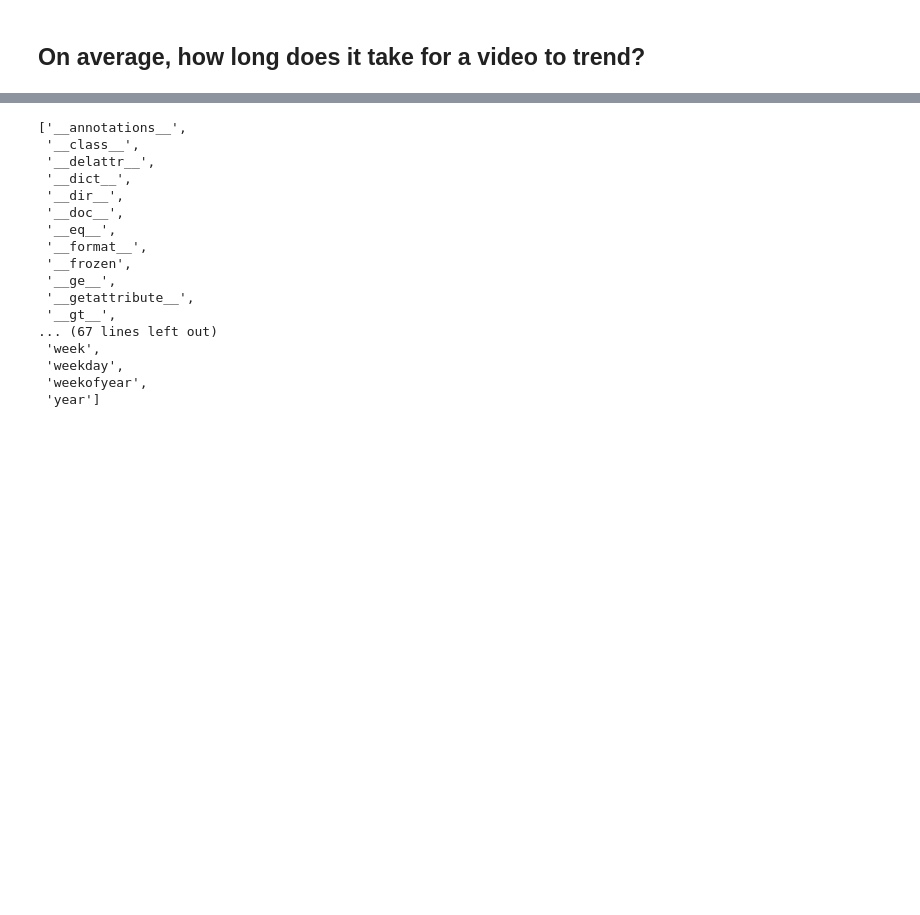
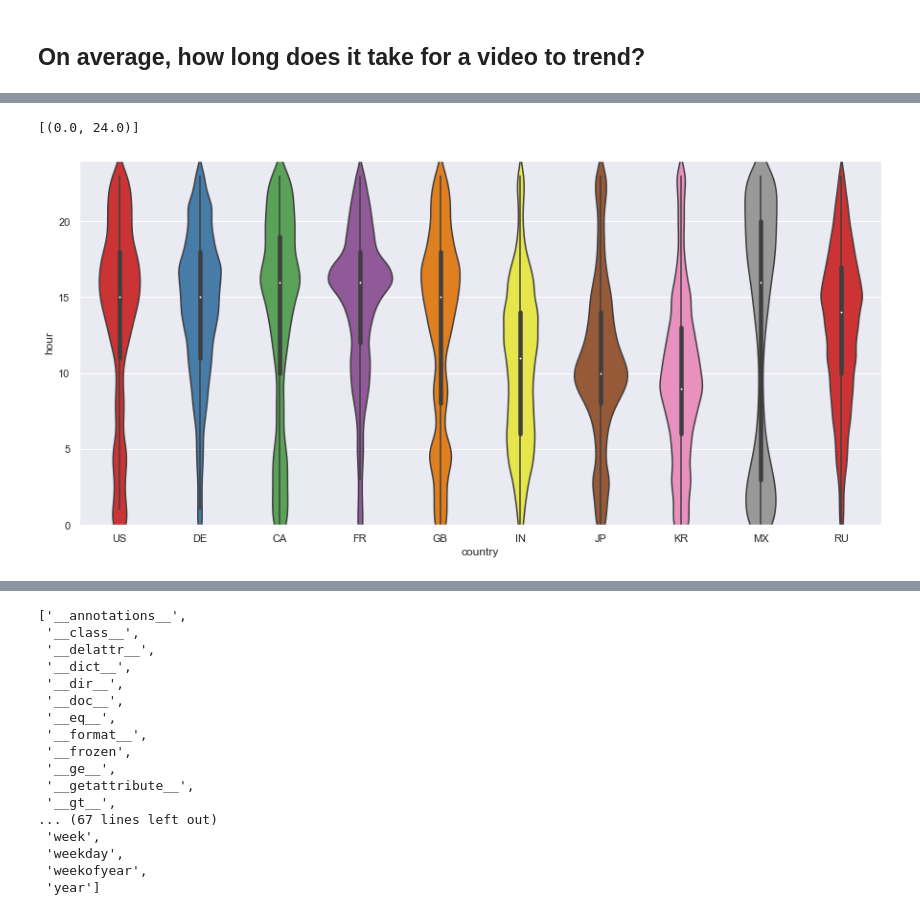
Before and after one commit to danielosetiawan/YouTube-EDA, a Jupyter notebook: youtube ipynb.ipynb, the cells around one changed output, grey strips where cells are left out. Saved outputs shown, nothing was run; the diff lists cells and outputs as text; code cells hidden in the pictures; blank space fills up the shorter version.

```diff
--- a/youtube ipynb.ipynb
+++ b/youtube ipynb.ipynb
@@ -372,0 +321,8 @@ Name: trending_date, Length: 340681, dtype: object
+# %%
+# if we group by countries, we can see that the peak hours vary from one country to another
+
+
+sns.violinplot(data=df2, x='country', y='hour', palette='Set1').set(ylim=(0, 24))
+# %% [output]
+[(0.0, 24.0)]
+[figure, added]
```
Also changed, not shown: parts of 27 cells of this notebook.
